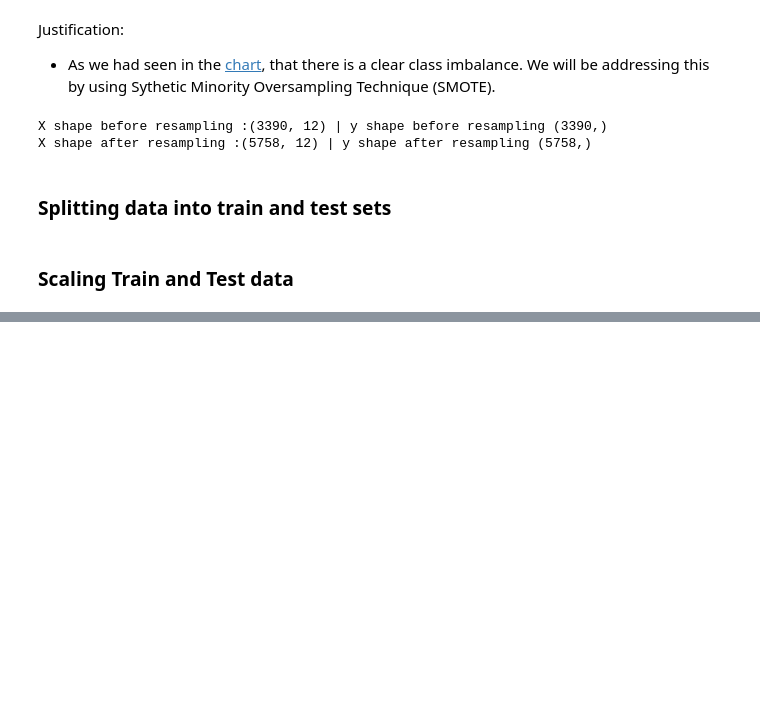
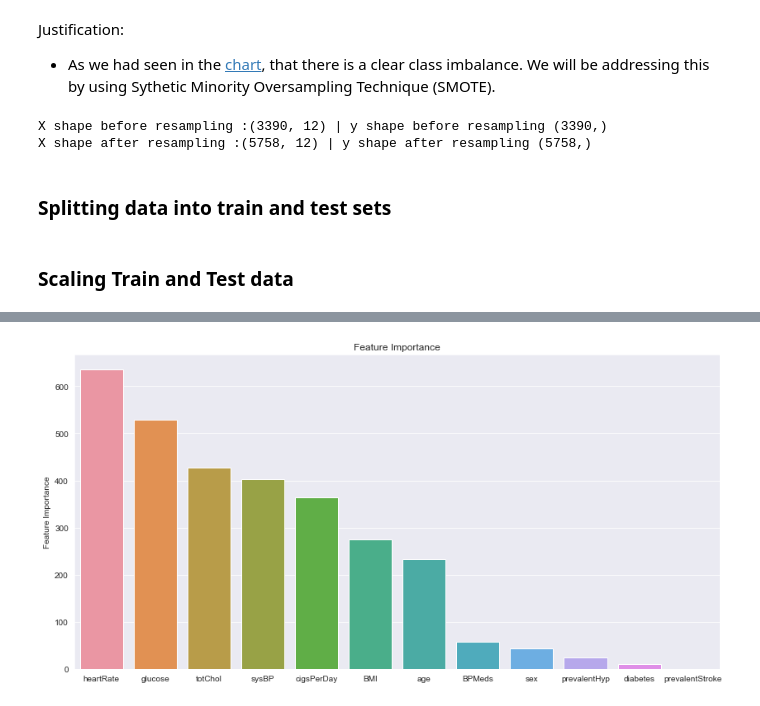
Before and after one commit to olaniSiyum/heart-disease-prediction, a Jupyter notebook: models/heart_disease.ipynb, the cells around one changed output, grey strips where cells are left out. Drawn from its saved outputs; the diff is of its cells as text; code cells hidden in the pictures; blank space fills up the shorter version.

```diff
--- a/models/heart_disease.ipynb
+++ b/models/heart_disease.ipynb
@@ -592,0 +770,13 @@ X_test_scaled = scalar.transform(X_test)
+# %%
+features = X.columns.tolist()
+feature_importance = lgbmclf.feature_importances_.tolist()
+feat_imp = dict(zip(features, feature_importance))
+feat_imp = pd.DataFrame(feat_imp, index=['Feature Importance']).T
+feat_imp = feat_imp.sort_values('Feature Importance', ascending=False)
+# %%
+plt.figure(figsize=(14, 7))
+sns.barplot(data=feat_imp, x=feat_imp.index, y='Feature Importance')
+plt.title('Feature Importance')
+plt.show()
+# %% [output]
+[figure, added]
```
Also changed, not shown: parts of 25 cells of this notebook.
